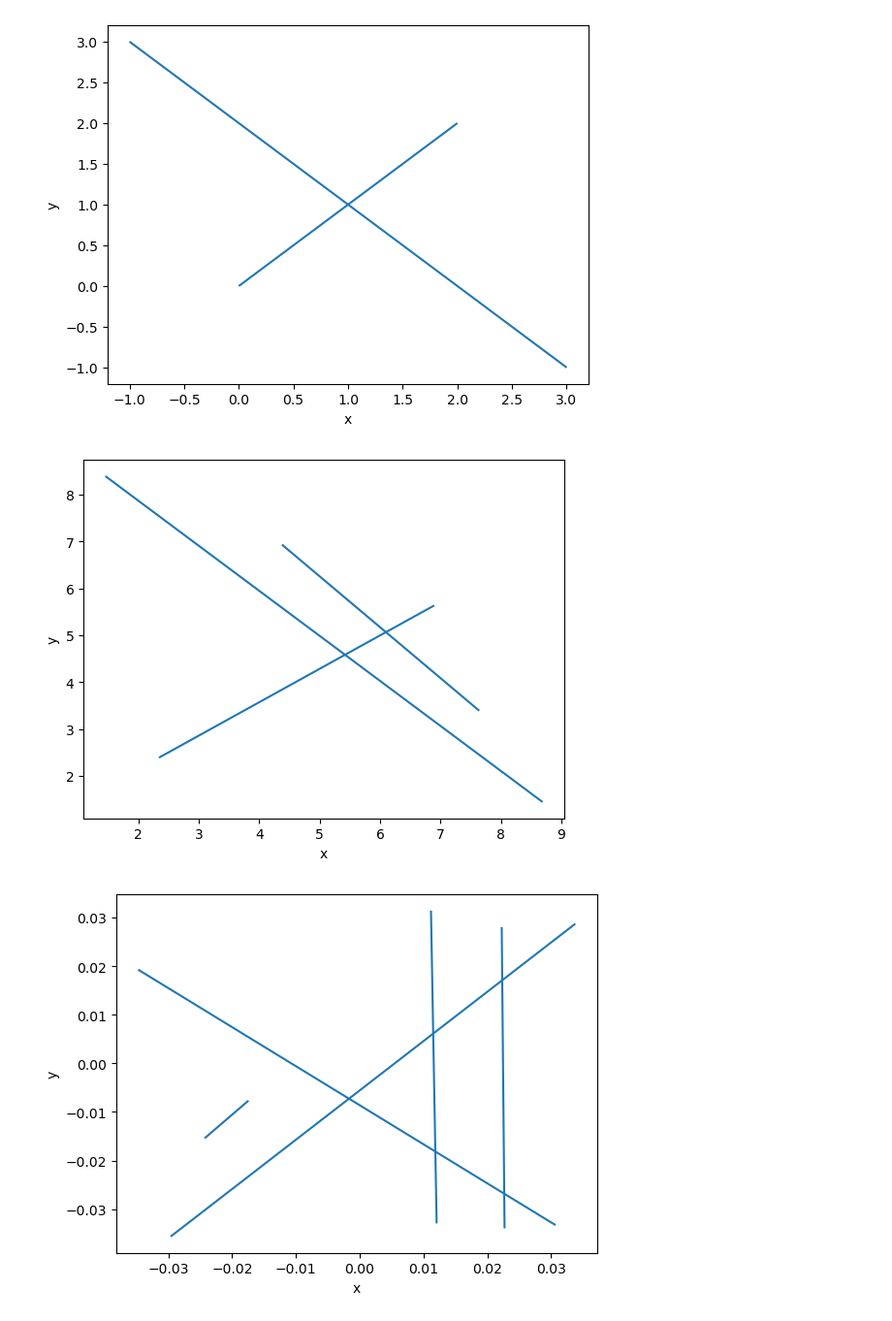
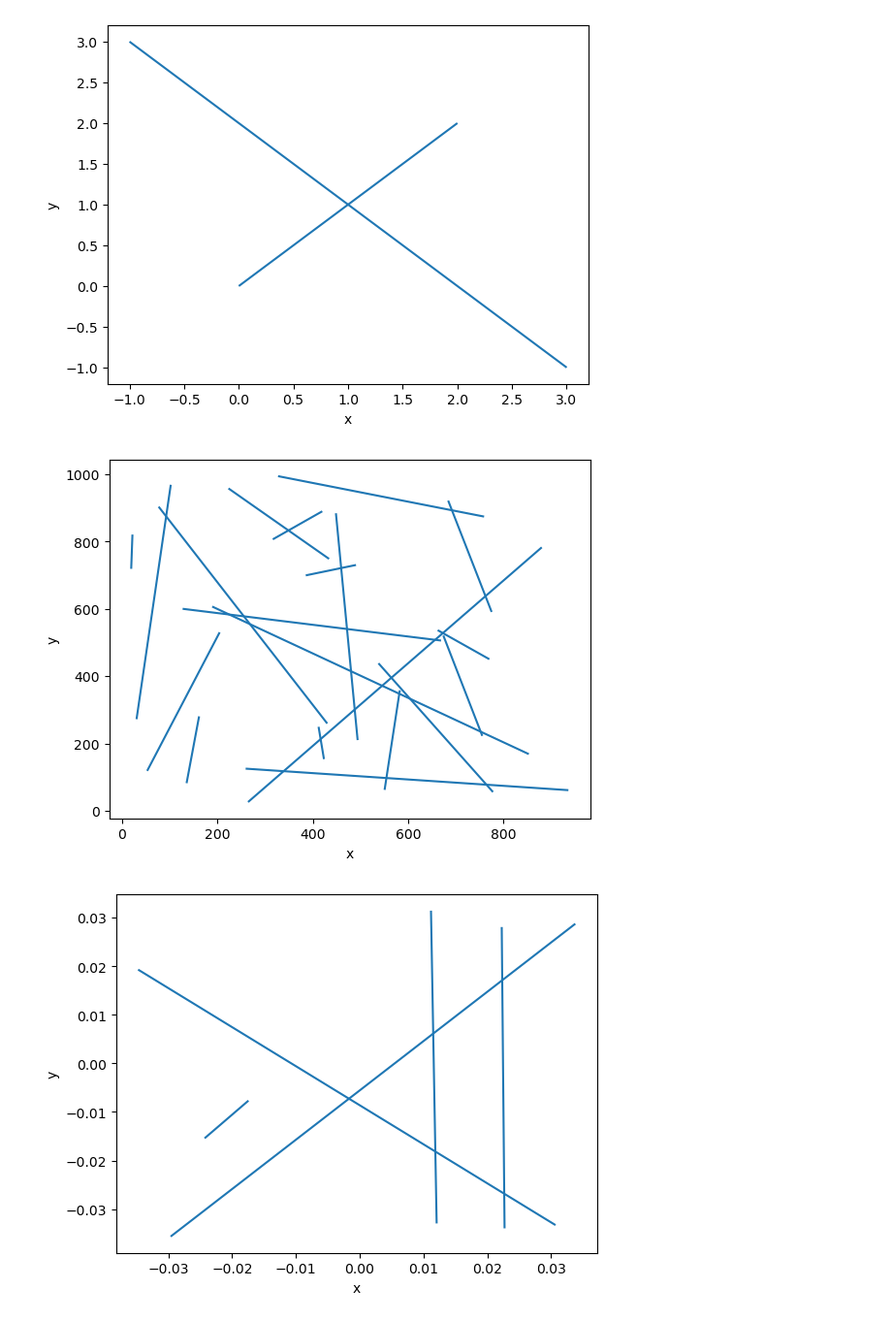
Before and after one commit to WSm-77/geometric_algorithms, a Jupyter notebook: lab4/main.ipynb, the cells around one changed output. Shown at 97% size. Cells and saved outputs as stored; diff of their text form; code cells hidden in the pictures.

```diff
--- a/lab4/main.ipynb
+++ b/lab4/main.ipynb
@@ -1102,11 +1110,11 @@ SortedSet([])
 # %%
 # TODO: remove
 %matplotlib inline
 vis = Visualizer()
-vis.add_line_segment(segments)
+vis.add_line_segment(sections)
 vis.show()
 # %% [output]
-[figure, old version]
+[figure, new version]
 # %%
 loadedSegments2 = load_segments_from_file("/home/wiktor/university/sem3/geometrical_algorithms/bit-algo-vis-tool/bitalg/tests/test4_tests/task3/test_4_3_1.in")
 vis = Visualizer()
```
Also changed, not shown: parts of 15 cells of this notebook.
